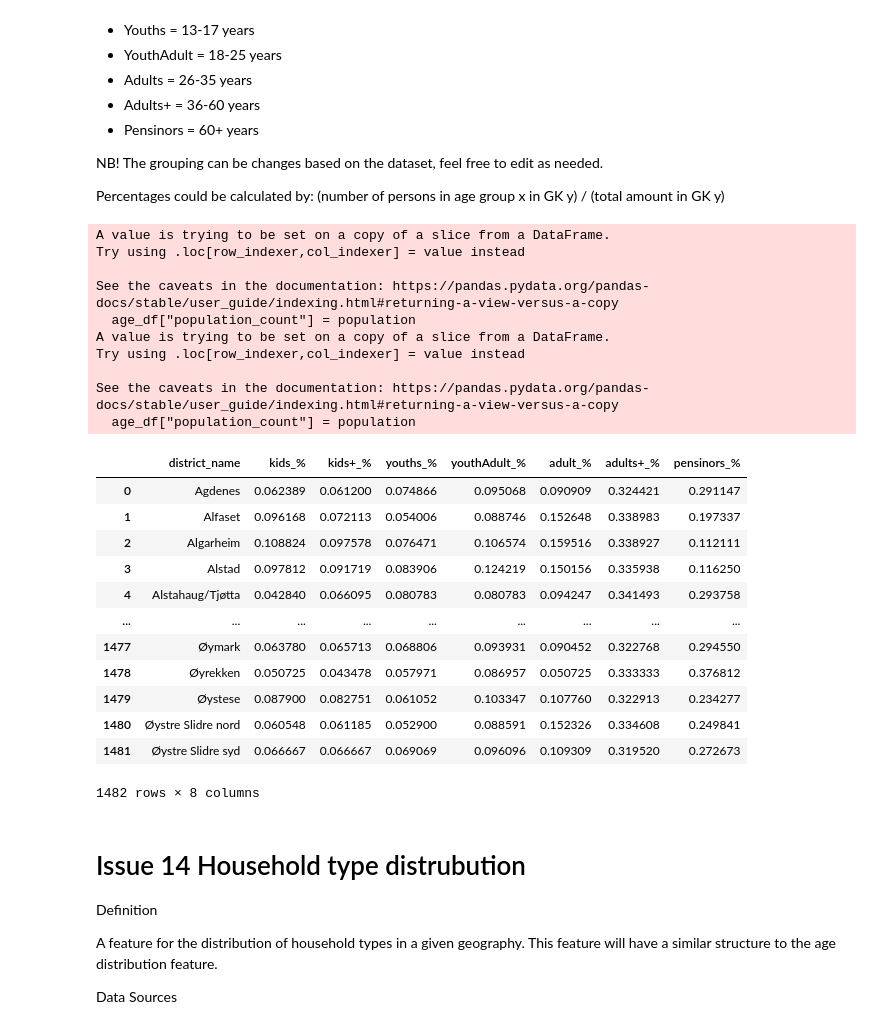
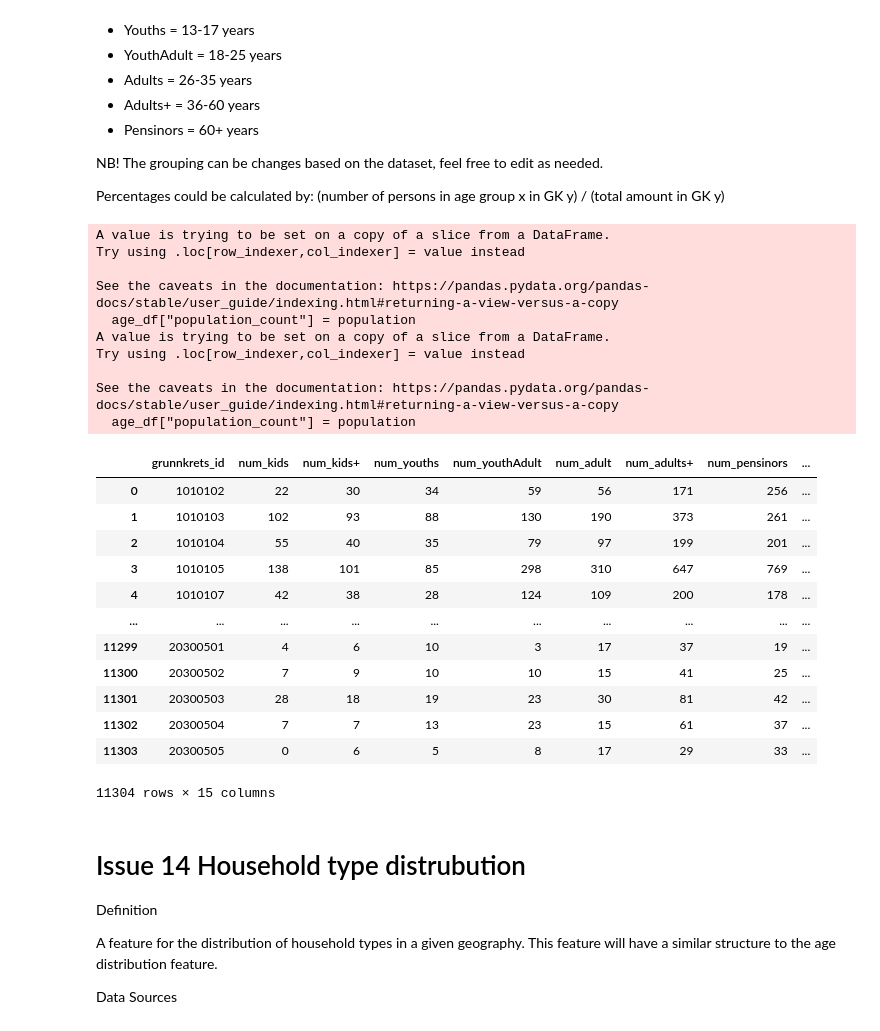
Before and after one commit to SimenQ/machine_learning, a Jupyter notebook: notebooks/Arash/FeatureEngineering.ipynb, the cells around one changed output. Cells and saved outputs as stored; diff of their text form; code cells hidden in the pictures.

```diff
--- a/notebooks/Arash/FeatureEngineering.ipynb
+++ b/notebooks/Arash/FeatureEngineering.ipynb
@@ -329,67 +329,69 @@ Percentages could be calculated by: (number of persons in age group x in GK y) /
 #This function groups the age distrubution (0-90) into 7 buckets with and returns a table which represents the presentages each of these
 # buckets corresponds to compared with the total amount of people living in the given geographic region
 
 def age_distrubution(grunnkrets_age_df, geographic_df, grouping_element):
     age_df = grunnkrets_age_df[grunnkrets_age_df["year"] == 2016]
     age_df1 = age_df.drop(["year"], axis = 1)
-    age_df1["kids"] = age_df1.iloc[:, 1:8].sum(axis=1)
-    age_df1["kids+"] = age_df1.iloc[:, 8:14].sum(axis=1)
-    age_df1["youths"] = age_df1.iloc[:, 14: 19].sum(axis=1)
-    age_df1["youthAdult"] = age_df1.iloc[:, 19:27].sum(axis=1)
-    age_df1["adult"] = age_df1.iloc[:, 27:37].sum(axis=1)
-    age_df1["adults+"] = age_df1.iloc[:, 37:62].sum(axis=1)
-    age_df1["pensinors"] = age_df1.iloc[:, 62:92].sum(axis=1)
+    age_df1["num_kids"] = age_df1.iloc[:, 1:8].sum(axis=1)
+    age_df1["num_kids+"] = age_df1.iloc[:, 8:14].sum(axis=1)
+    age_df1["num_youths"] = age_df1.iloc[:, 14: 19].sum(axis=1)
+    age_df1["num_youthAdult"] = age_df1.iloc[:, 19:27].sum(axis=1)
+    age_df1["num_adult"] = age_df1.iloc[:, 27:37].sum(axis=1)
+    age_df1["num_adults+"] = age_df1.iloc[:, 37:62].sum(axis=1)
+    age_df1["num_pensinors"] = age_df1.iloc[:, 62:92].sum(axis=1)
 
-    age_df2 = age_df1[["grunnkrets_id", "kids", "kids+", "youths", "youthAdult", "adult", "adults+", "pensinors"]]
+    age_df2 = age_df1[["grunnkrets_id", "num_kids", "num_kids+", "num_youths", "num_youthAdult", "num_adult", "num_adults+", "num_pensinors"]]
 
     pop_df = population(grunnkrets_age_df)
     geo_df = geographic_df[geographic_df["year"] == 2016]
     new_geo_df = geo_df.drop(["geometry", "area_km2", "year"], axis = 1)
     combined_df = age_df2.merge(pop_df, how="inner", on = "grunnkrets_id").merge(new_geo_df, how = "inner", on = "grunnkrets_id")
-    list_columns = ["kids", "kids+", "youths", "youthAdult", "adult", "adults+", "pensinors"]
+    list_columns = ["num_kids", "num_kids+", "num_youths", "num_youthAdult", "num_adult", "num_adults+", "num_pensinors"]
     combined_df2 = combined_df.groupby([grouping_element], as_index=False)[list_columns].sum()
 
     pop_gk = population_grouped(grunnkrets_age_df, geographic_df, grouping_element)
     new_df = combined_df2.merge(pop_gk, how = "inner", on = grouping_element)
 
-    new_df["kids_%"] = new_df["kids"] / new_df["population_count"]
-    new_df["kids+_%"] = new_df["kids+"] / new_df["population_count"]
-    new_df["youths_%"] = new_df["youths"] / new_df["population_count"]
-    new_df["youthAdult_%"] = new_df["youthAdult"] / new_df["population_count"]
-    new_df["adult_%"] = new_df["adult"] / new_df["population_count"]
-    new_df["adults+_%"] = new_df["adults+"] / new_df["population_count"]
-    new_df["pensinors_%"] = new_df["pensinors"] / new_df["population_count"]
+    new_df["kids_%"] = new_df["num_kids"] / new_df["population_count"]
+    new_df["kids+_%"] = new_df["num_kids+"] / new_df["population_count"]
+    new_df["youths_%"] = new_df["num_youths"] / new_df["population_count"]
+    new_df["youthAdult_%"] = new_df["num_youthAdult"] / new_df["population_count"]
+    new_df["adult_%"] = new_df["num_adult"] / new_df["population_count"]
+    new_df["adults+_%"] = new_df["num_adults+"] / new_df["population_count"]
+    new_df["pensinors_%"] = new_df["num_pensinors"] / new_df["population_count"]
 
-    if (grouping_element == "grunnkrets_id"):
-        return new_df[["grunnkrets_id", "kids_%", "kids+_%", "youths_%", "youthAdult_%", "adult_%", "adults+_%", "pensinors_%" ]]
-    else:
-        return new_df[[grouping_element, "kids_%", "kids+_%", "youths_%", "youthAdult_%", "adult_%", "adults+_%", "pensinors_%" ]]
+    age_dist_df = new_df.drop(["population_count"], axis = 1)
+    #if (grouping_element == "grunnkrets_id"):
+        #return new_df[["grunnkrets_id", "kids_%", "kids+_%", "youths_%", "youthAdult_%", "adult_%", "adults+_%", "pensinors_%" ]]
+    #else:
+        #return new_df[[grouping_element, "kids_%", "kids+_%", "youths_%", "youthAdult_%", "adult_%", "adults+_%", "pensinors_%" ]]
 
-age_distrubution(grunnkrets_age, grunnkrets_norway,grouping_element="district_name")
+    return age_dist_df
+age_distrubution(grunnkrets_age, grunnkrets_norway,grouping_element="grunnkrets_id")
 # %% [output]
 A value is trying to be set on a copy of a slice from a DataFrame.
 Try using .loc[row_indexer,col_indexer] = value instead
 
 See the caveats in the documentation: https://pandas.pydata.org/pandas-docs/stable/user_guide/indexing.html#returning-a-view-versus-a-copy
   age_df["population_count"] = population
 A value is trying to be set on a copy of a slice from a DataFrame.
 Try using .loc[row_indexer,col_indexer] = value instead
 
 See the caveats in the documentation: https://pandas.pydata.org/pandas-docs/stable/user_guide/indexing.html#returning-a-view-versus-a-copy
   age_df["population_count"] = population
-|  | district_name | kids_% | kids+_% | youths_% | youthAdult_% | adult_% | adults+_% | pensinors_% |
-| 0 | Agdenes | 0.062389 | 0.061200 | 0.074866 | 0.095068 | 0.090909 | 0.324421 | 0.291147 |
-| 1 | Alfaset | 0.096168 | 0.072113 | 0.054006 | 0.088746 | 0.152648 | 0.338983 | 0.197337 |
-| 2 | Algarheim | 0.108824 | 0.097578 | 0.076471 | 0.106574 | 0.159516 | 0.338927 | 0.112111 |
-| 3 | Alstad | 0.097812 | 0.091719 | 0.083906 | 0.124219 | 0.150156 | 0.335938 | 0.116250 |
-| 4 | Alstahaug/Tjøtta | 0.042840 | 0.066095 | 0.080783 | 0.080783 | 0.094247 | 0.341493 | 0.293758 |
-| ... | ... | ... | ... | ... | ... | ... | ... | ... |
-| 1477 | Øymark | 0.063780 | 0.065713 | 0.068806 | 0.093931 | 0.090452 | 0.322768 | 0.294550 |
-| 1478 | Øyrekken | 0.050725 | 0.043478 | 0.057971 | 0.086957 | 0.050725 | 0.333333 | 0.376812 |
-| 1479 | Øystese | 0.087900 | 0.082751 | 0.061052 | 0.103347 | 0.107760 | 0.322913 | 0.234277 |
-| 1480 | Øystre Slidre nord | 0.060548 | 0.061185 | 0.052900 | 0.088591 | 0.152326 | 0.334608 | 0.249841 |
-| 1481 | Øystre Slidre syd | 0.066667 | 0.066667 | 0.069069 | 0.096096 | 0.109309 | 0.319520 | 0.272673 |
+|  | grunnkrets_id | num_kids | num_kids+ | num_youths | num_youthAdult | num_adult | num_adults+ | num_pensinors | ... |
+| 0 | 1010102 | 22 | 30 | 34 | 59 | 56 | 171 | 256 | ... |
+| 1 | 1010103 | 102 | 93 | 88 | 130 | 190 | 373 | 261 | ... |
+| 2 | 1010104 | 55 | 40 | 35 | 79 | 97 | 199 | 201 | ... |
+| 3 | 1010105 | 138 | 101 | 85 | 298 | 310 | 647 | 769 | ... |
+| 4 | 1010107 | 42 | 38 | 28 | 124 | 109 | 200 | 178 | ... |
+| ... | ... | ... | ... | ... | ... | ... | ... | ... | ... |
+| 11299 | 20300501 | 4 | 6 | 10 | 3 | 17 | 37 | 19 | ... |
+| 11300 | 20300502 | 7 | 9 | 10 | 10 | 15 | 41 | 25 | ... |
+| 11301 | 20300503 | 28 | 18 | 19 | 23 | 30 | 81 | 42 | ... |
+| 11302 | 20300504 | 7 | 7 | 13 | 23 | 15 | 61 | 37 | ... |
+| 11303 | 20300505 | 0 | 6 | 5 | 8 | 17 | 29 | 33 | ... |
-1482 rows × 8 columns
+11304 rows × 15 columns
 # %% [markdown]
 # Issue 14 Household type distrubution
 
```
Also changed, not shown: parts of 2 cells of this notebook, 3 other files.
